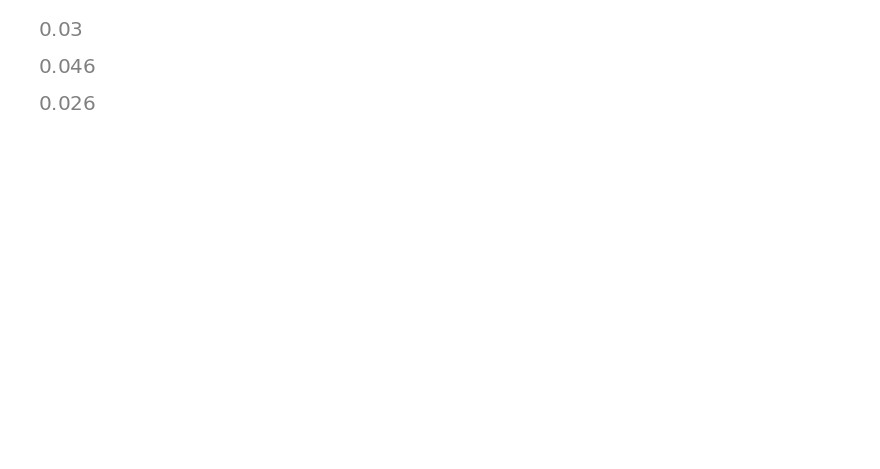
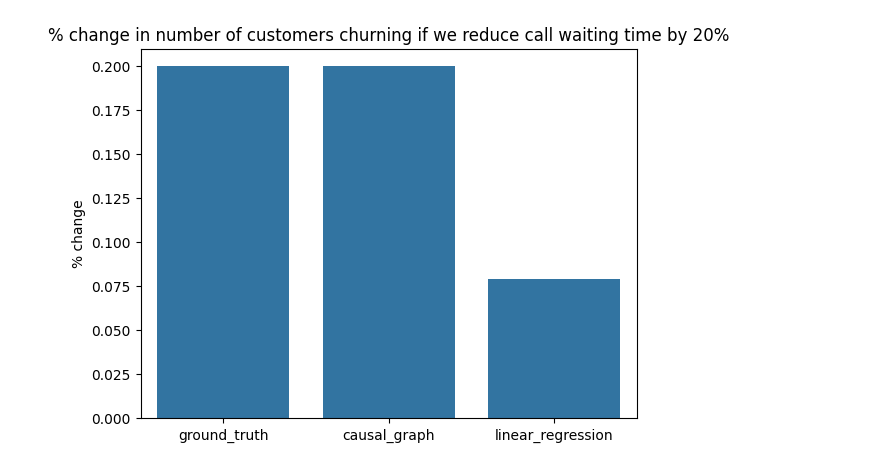
Before and after one commit to raz1470/causal_ai, a Jupyter notebook: notebooks/using causal graphs to build actionable business cases.ipynb, the cells around one changed output. Saved outputs shown, nothing was run; the diff lists cells and outputs as text; code cells hidden in the pictures; blank space fills up the shorter version.

```diff
--- a/notebooks/using causal graphs to build actionable business cases.ipynb
+++ b/notebooks/using causal graphs to build actionable business cases.ipynb
@@ -198,0 +194,7 @@ Coefficient: [ 1.39242264e-04  2.91943072e-01  1.40715135e-01 -2.00303315e-01]
+# %%
+call_reduction = 1 - 0.20
+# %%
+# Generate counterfactual data
+np.random.seed(999)
+df_cf = data_generator(max_call_waiting=600, inbound_calls=10000, call_reduction=call_reduction)
+df_cf
@@ -199,16 +215,18 @@ Coefficient: [ 1.39242264e-04  2.91943072e-01  1.40715135e-01 -2.00303315e-01]
 # %%
-# Ground truth - What would have happened if we had decreased the Call waiting time by 20%
-round((df['Churn'].sum() - df_cf['Churn'].sum()) / df['Churn'].sum(), 2)
+# What would have happened if we had decreased the Call waiting time by 20%
+ground_truth = round((df['Churn'].sum() - df_cf['Churn'].sum()) / df['Churn'].sum(), 2)
+
+# Causal graph counterfactual
+df_counterfactual = gcm.counterfactual_samples(causal_model, {'Call waiting time': lambda x: x*call_reduction}, observed_data=df)
+causal_graph = round((df['Churn'].sum() - df_counterfactual['Churn'].sum()) / (df['Churn'].sum()), 3)
+
+# Linear regression counterfactual
+linear_regression = round((df['Call waiting time'].sum() * 1.0 * model.coef_[0] - df['Call waiting time'].sum() * call_reduction * model.coef_[0]) / (df['Churn'].sum()), 3)
-# %% [output]
-[figure, removed]
-# %%
-# Causal graph - What would have happened if we had decreased the Call waiting time by 20%
-df_counterfactual = gcm.counterfactual_samples(causal_model, {'Call waiting time': lambda x: x*0.8}, observed_data=df)
-round((df['Churn'].sum() - df_counterfactual['Churn'].sum()) / (df['Churn'].sum()), 3)
-# %% [output]
-[figure, removed]
-# %%
-# Linear regression - What would have happened if we had decreased the Call waiting time by 20%?
-round((df['Call waiting time'].sum() * 1.0 * model.coef_[0] - df['Call waiting time'].sum() * 0.8 * model.coef_[0]) / (df['Churn'].sum()), 3)
-# %% [output]
-[figure, removed]
+# %%
+categories = ['ground_truth', 'causal_graph', 'linear_regression']
+sns.barplot(x=categories, y=[ground_truth, causal_graph, linear_regression])
+plt.ylabel('% change')
+plt.title('% change in number of customers churning if we reduce call waiting time by 20%')
+plt.show()
+# %% [output]
+[figure, added]
```
Also changed, not shown: parts of 19 cells of this notebook, 5 other files.
